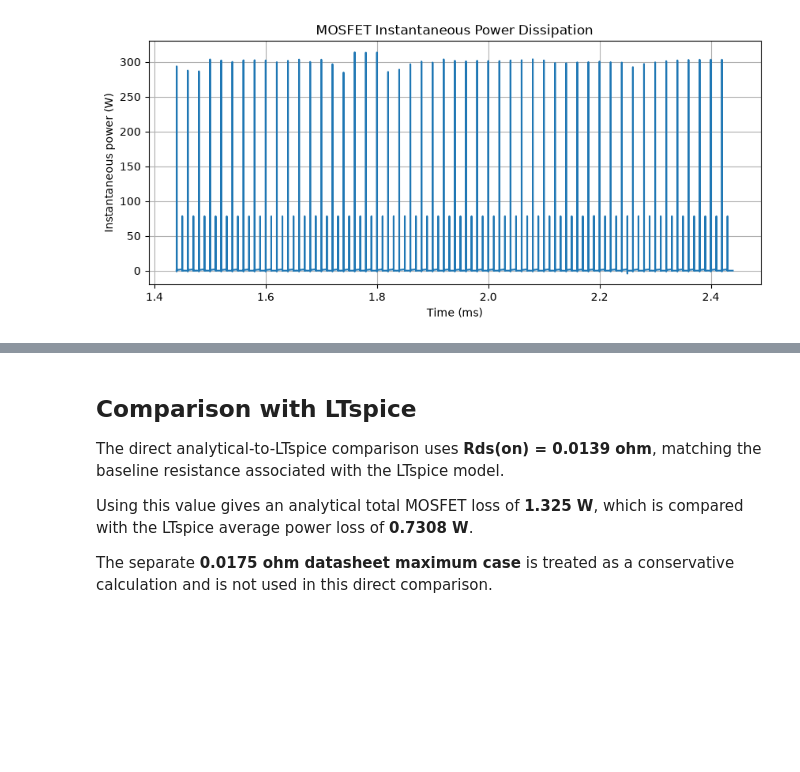
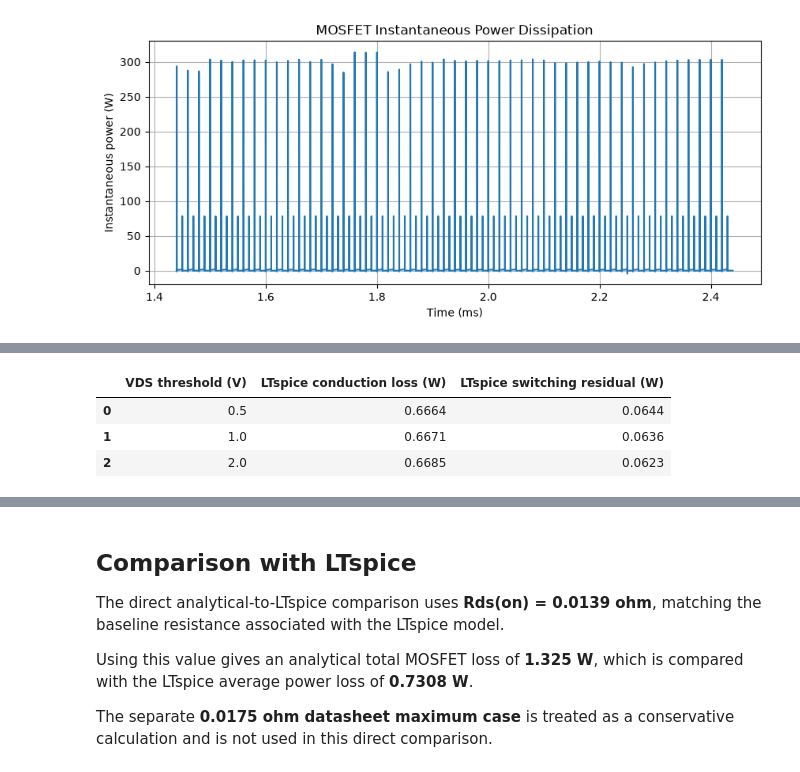
Before and after one commit to jaeheewritescode/mosfet-thermal-simulation, a Jupyter notebook: electrical-model/notebook/mosfet_loss_calculation_main.ipynb, the cells around one changed output, grey strips where cells are left out. Cells and saved outputs as stored; diff of their text form; code cells hidden in the pictures; blank space fills up the shorter version.

```diff
--- a/electrical-model/notebook/mosfet_loss_calculation_cleaned.ipynb
+++ b/electrical-model/notebook/mosfet_loss_calculation_main.ipynb
@@ -237,0 +292,32 @@ plt.show()
+# %%
+threshold_results = []
+
+for threshold in [0.5, 1.0, 2.0]:
+
+    conduction_component = np.where(
+        vds < threshold,
+        power,
+        0.0
+    )
+
+    p_cond = (
+        np.trapezoid(conduction_component, time)
+        / duration
+    )
+
+    p_switch = average_power - p_cond
+
+    threshold_results.append({
+        "VDS threshold (V)": threshold,
+        "LTspice conduction loss (W)": p_cond,
+        "LTspice switching residual (W)": p_switch
+    })
+
+threshold_table = pd.DataFrame(threshold_results)
+
+threshold_table.round(4)
+# %% [output]
+|  | VDS threshold (V) | LTspice conduction loss (W) | LTspice switching residual (W) |
+| 0 | 0.5 | 0.6664 | 0.0644 |
+| 1 | 1.0 | 0.6671 | 0.0636 |
+| 2 | 2.0 | 0.6685 | 0.0623 |
```
Also changed, not shown: parts of 8 cells of this notebook, 2 other files.
